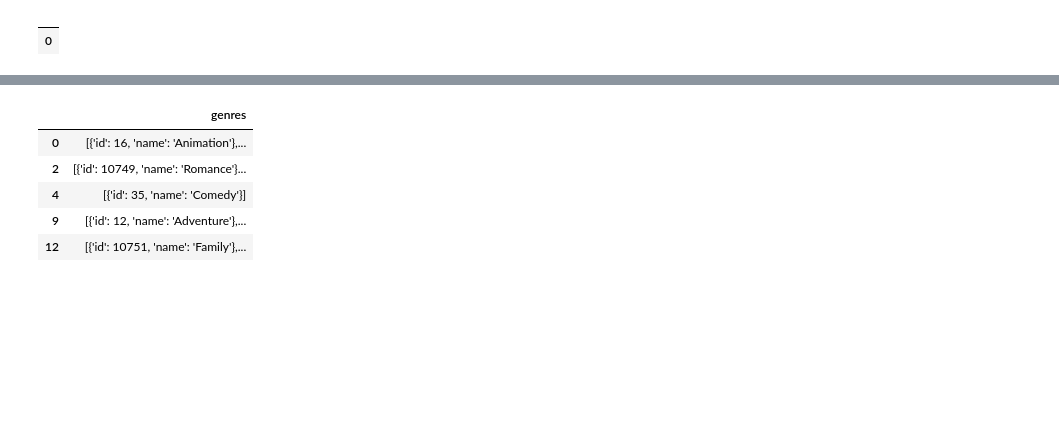
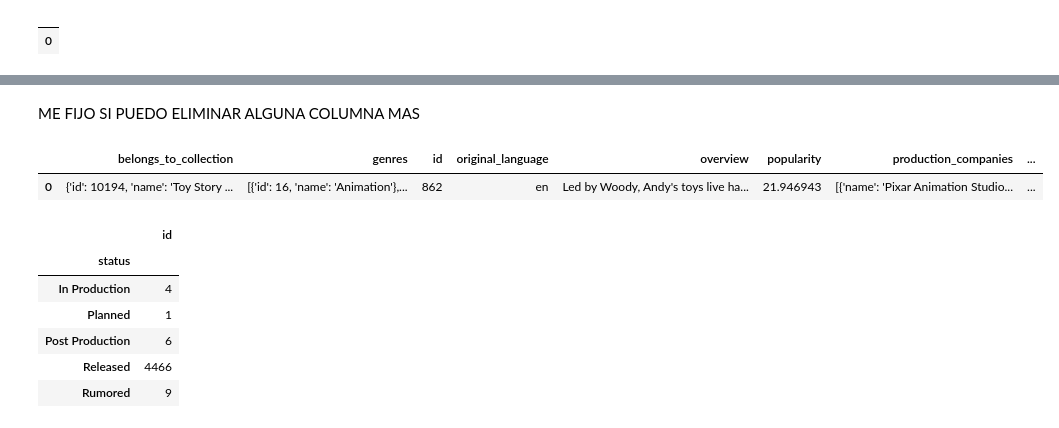
Before and after one commit to Constanzafl/Proyecto_Indiv_1_MLO_Henry, a Jupyter notebook: ETL/ETL_arrancando.ipynb, the cells around one changed output, grey strips where cells are left out. Cells and saved outputs as stored; diff of their text form; code cells hidden in the pictures; blank space fills up the shorter version.

```diff
--- a/ETL/ETL_arrancando.ipynb
+++ b/ETL/ETL_arrancando.ipynb
@@ -283,10 +255,20 @@ dfcountries.head()
-# %%
-dfgenres= dfmovies2[['genres']]
-dfgenres.head()
-# %% [output]
-|  | genres |
-| 0 | [{'id': 16, 'name': 'Animation'},... |
-| 2 | [{'id': 10749, 'name': 'Romance'}... |
-| 4 | [{'id': 35, 'name': 'Comedy'}] |
-| 9 | [{'id': 12, 'name': 'Adventure'},... |
-| 12 | [{'id': 10751, 'name': 'Family'},... |
+# %% [markdown]
+ME FIJO SI PUEDO ELIMINAR ALGUNA COLUMNA MAS
+# %%
+dfmovies2.head(1)
+# %% [output]
+|  | belongs_to_collection | genres | id | original_language | overview | popularity | production_companies | ... |
+| 0 | {'id': 10194, 'name': 'Toy Story ... | [{'id': 16, 'name': 'Animation'},... | 862 | en | Led by Woody, Andy's toys live ha... | 21.946943 | [{'name': 'Pixar Animation Studio... | ... |
+# %%
+###me fijo si me sirve la columna status
+
+grouped = dfmovies2[['id','status']].groupby('status').count()
+grouped.head()
+# %% [output]
+|  | id |
+| status |  |
+| In Production | 4 |
+| Planned | 1 |
+| Post Production | 6 |
+| Released | 4466 |
+| Rumored | 9 |
```
Also changed, not shown: parts of 13 cells of this notebook, 7 other files.
